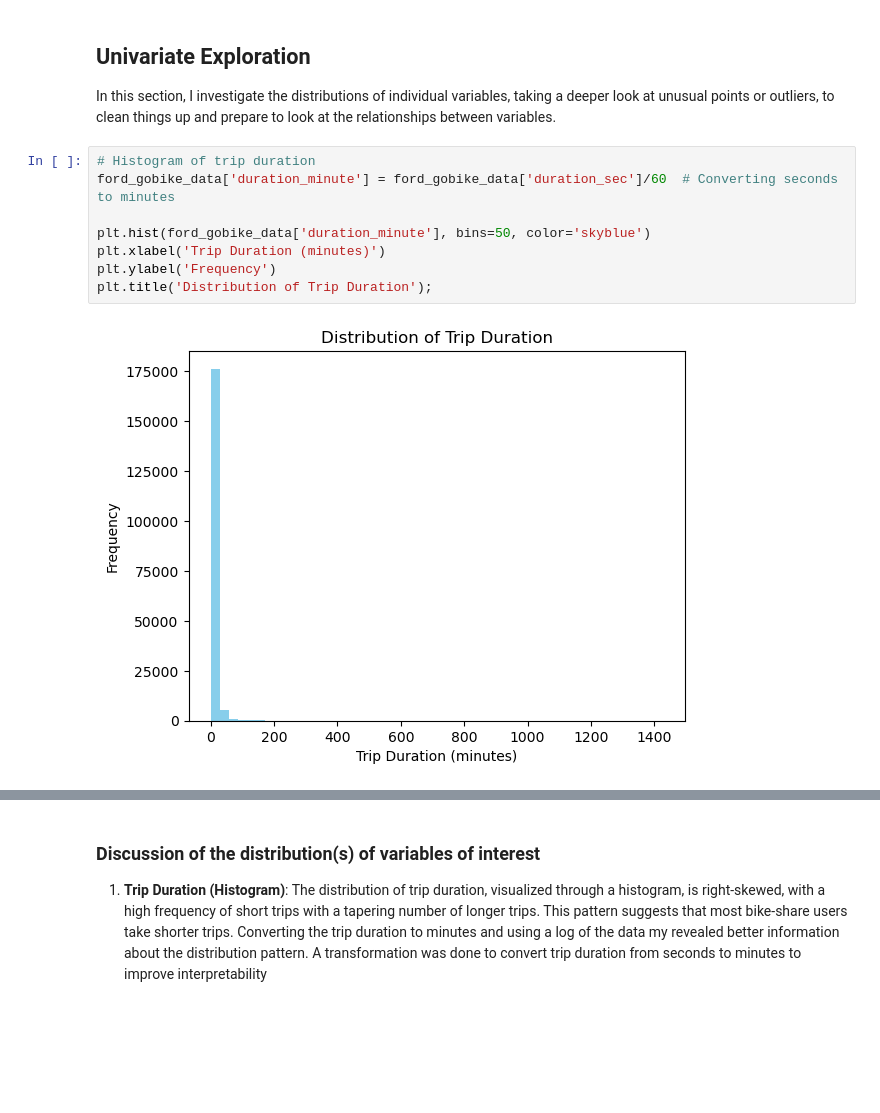
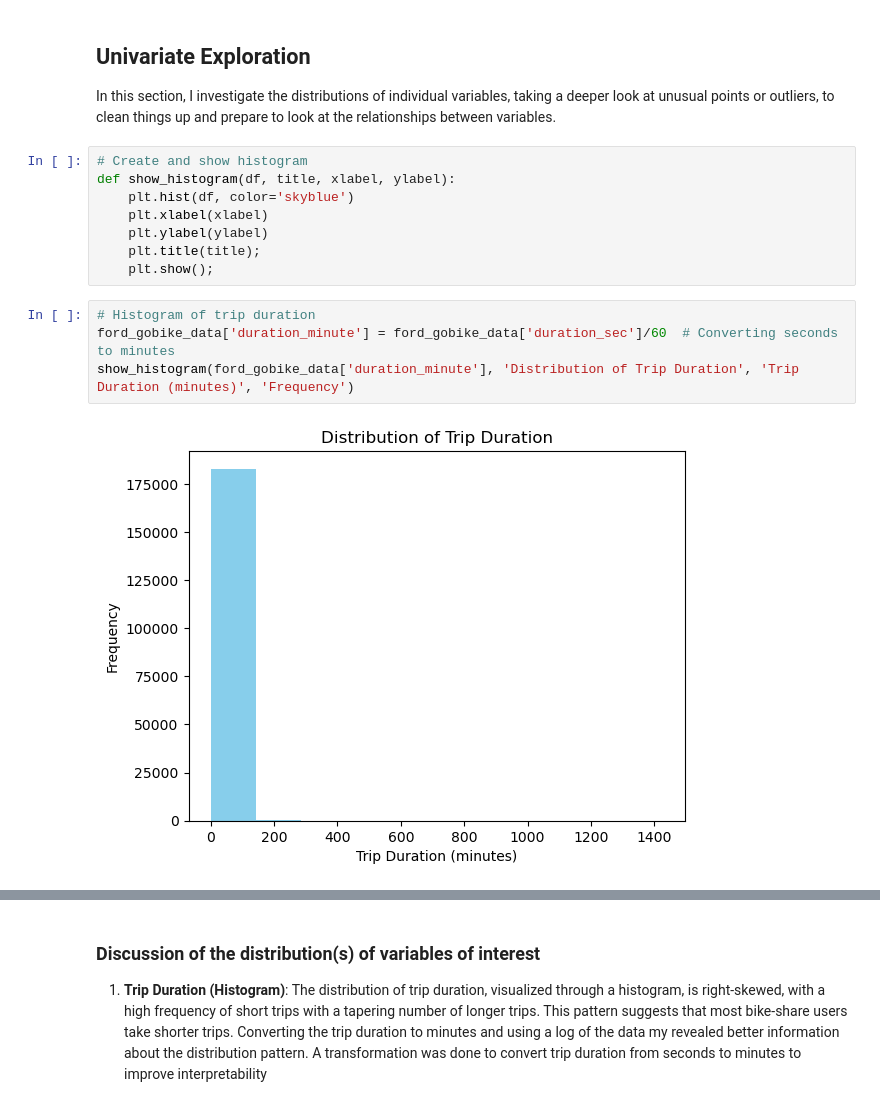
Before and after one commit to kaydee98/DataAnalytics, a Jupyter notebook: DataVisualization/Part_I_FordGoBike_Exploration.ipynb, the cells around one changed output, grey strips where cells are left out. Drawn from its saved outputs; the diff is of its cells as text; blank space fills up the shorter version.

Commit message:
added show_histogram function

```diff
--- a/DataVisualization/Part_I_FordGoBike_Exploration.ipynb
+++ b/DataVisualization/Part_I_FordGoBike_Exploration.ipynb
@@ -92,16 +92,20 @@ The following features in the dataset will help support investigating the featur
 # %% [markdown]
 ## Univariate Exploration
 In this section, I investigate the distributions of individual variables, taking a deeper look at unusual points or outliers, to clean things up and prepare to look at the relationships between variables.
+# %%
+# Create and show histogram
+def show_histogram(df, title, xlabel, ylabel):
+    plt.hist(df, color='skyblue')
+    plt.xlabel(xlabel)
+    plt.ylabel(ylabel)
+    plt.title(title);
+    plt.show();
 # %%
 # Histogram of trip duration
 ford_gobike_data['duration_minute'] = ford_gobike_data['duration_sec']/60  # Converting seconds to minutes
-
-plt.hist(ford_gobike_data['duration_minute'], bins=50, color='skyblue')
-plt.xlabel('Trip Duration (minutes)')
-plt.ylabel('Frequency')
-plt.title('Distribution of Trip Duration');
+show_histogram(ford_gobike_data['duration_minute'], 'Distribution of Trip Duration', 'Trip Duration (minutes)', 'Frequency')
 # %% [output]
-[figure, old version]
+[figure, new version]
 # %%
 ## Bar Chart for User Types
 user_type_counts = ford_gobike_data['user_type'].value_counts()
```
Also changed, not shown: parts of 4 cells of this notebook.
